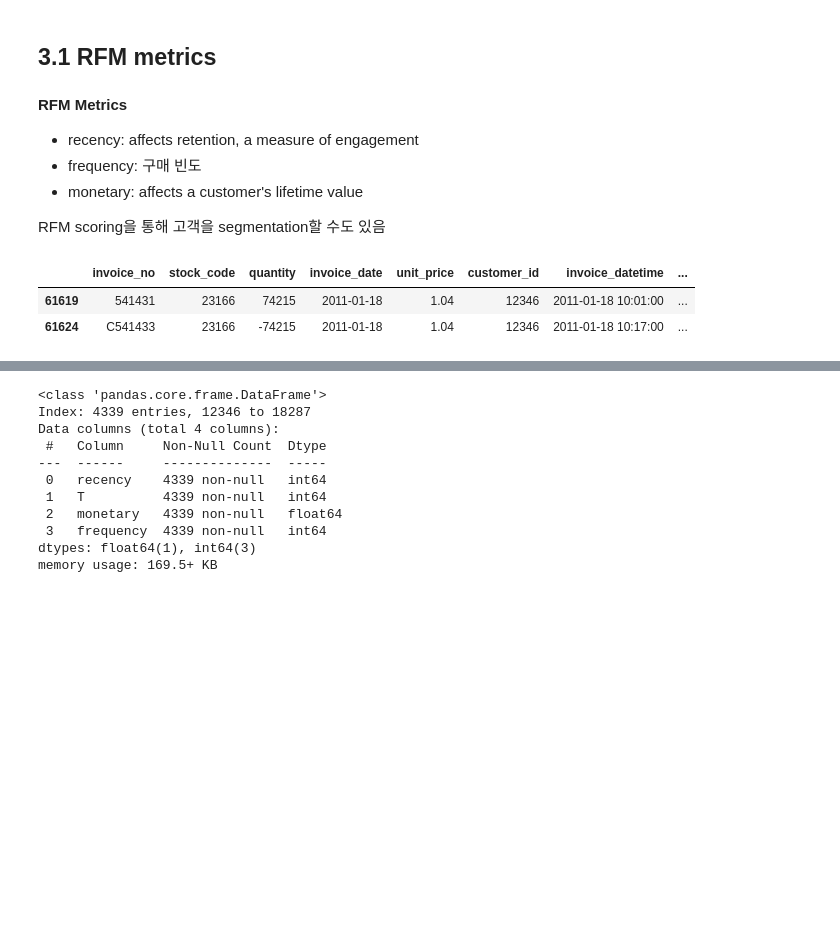
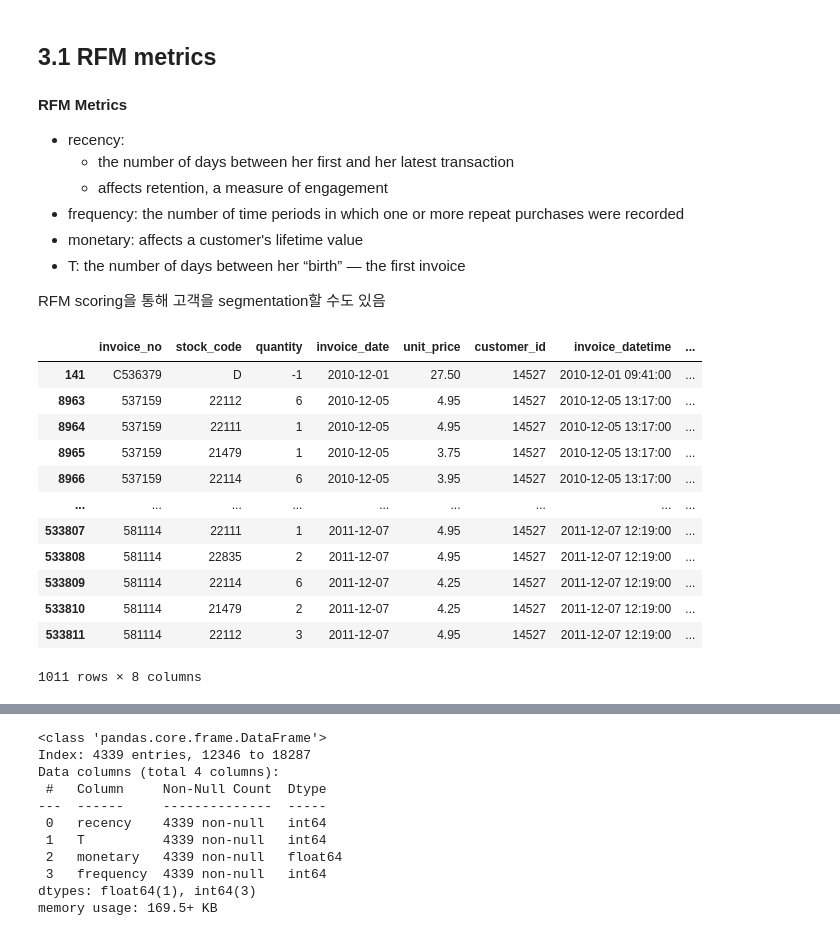
Before and after one commit to Nayoung-young/prj-ecommerce-ltv, a Jupyter notebook: e_commerce_LTV.ipynb, the cells around one changed output, grey strips where cells are left out. Drawn from its saved outputs; the diff is of its cells as text; code cells hidden in the pictures; blank space fills up the shorter version.

```diff
--- a/e_commerce_LTV.ipynb
+++ b/e_commerce_LTV.ipynb
@@ -256,6 +256,7 @@ df_LTV_01.sample(10)
 df_LTV_01['invoice_datetime'] = pd.to_datetime(df_LTV_01['invoice_date'], format = '%m/%d/%Y %H:%M')
 
 df_LTV_01['invoice_date'] = df_LTV_01['invoice_datetime'].dt.date
+df_LTV_01['invoice_date'] = pd.to_datetime(df_LTV_01['invoice_date'], format = '%Y-%m-%d')
 # %%
 df_LTV_01.info()
 # %% [output]
@@ -528,17 +533,30 @@ today_date = dt.datetime(2011, 12, 10)
 ## 3.1 RFM metrics
 # %% [markdown]
 **RFM Metrics**
-- recency: affects retention, a measure of engagement
-- frequency: 구매 빈도
+- recency:
+    - the number of days between her first and her latest transaction
+    - affects retention, a measure of engagement
+- frequency:  the number of time periods in which one or more repeat purchases were recorded
 - monetary: affects a customer's lifetime value
+- T: the number of days between her “birth” — the first invoice
 
 RFM scoring을 통해 고객을 segmentation할 수도 있음
 # %%
-df_LTV_02[df_LTV_02['customer_id'] == '12346']
+df_LTV_02[df_LTV_02['customer_id'] == '14527']
 # %% [output]
 |  | invoice_no | stock_code | quantity | invoice_date | unit_price | customer_id | invoice_datetime | ... |
-| 61619 | 541431 | 23166 | 74215 | 2011-01-18 | 1.04 | 12346 | 2011-01-18 10:01:00 | ... |
-| 61624 | C541433 | 23166 | -74215 | 2011-01-18 | 1.04 | 12346 | 2011-01-18 10:17:00 | ... |
+| 141 | C536379 | D | -1 | 2010-12-01 | 27.50 | 14527 | 2010-12-01 09:41:00 | ... |
+| 8963 | 537159 | 22112 | 6 | 2010-12-05 | 4.95 | 14527 | 2010-12-05 13:17:00 | ... |
+| 8964 | 537159 | 22111 | 1 | 2010-12-05 | 4.95 | 14527 | 2010-12-05 13:17:00 | ... |
+| 8965 | 537159 | 21479 | 1 | 2010-12-05 | 3.75 | 14527 | 2010-12-05 13:17:00 | ... |
+| 8966 | 537159 | 22114 | 6 | 2010-12-05 | 3.95 | 14527 | 2010-12-05 13:17:00 | ... |
+| ... | ... | ... | ... | ... | ... | ... | ... | ... |
+| 533807 | 581114 | 22111 | 1 | 2011-12-07 | 4.95 | 14527 | 2011-12-07 12:19:00 | ... |
+| 533808 | 581114 | 22835 | 2 | 2011-12-07 | 4.95 | 14527 | 2011-12-07 12:19:00 | ... |
+| 533809 | 581114 | 22114 | 6 | 2011-12-07 | 4.25 | 14527 | 2011-12-07 12:19:00 | ... |
+| 533810 | 581114 | 21479 | 2 | 2011-12-07 | 4.25 | 14527 | 2011-12-07 12:19:00 | ... |
+| 533811 | 581114 | 22112 | 3 | 2011-12-07 | 4.95 | 14527 | 2011-12-07 12:19:00 | ... |
+1011 rows × 8 columns
 # %%
 # df_LTV_02[df_LTV_02['customer_id'] == '12348']
 # %%
```
Also changed, not shown: parts of 36 cells of this notebook.
